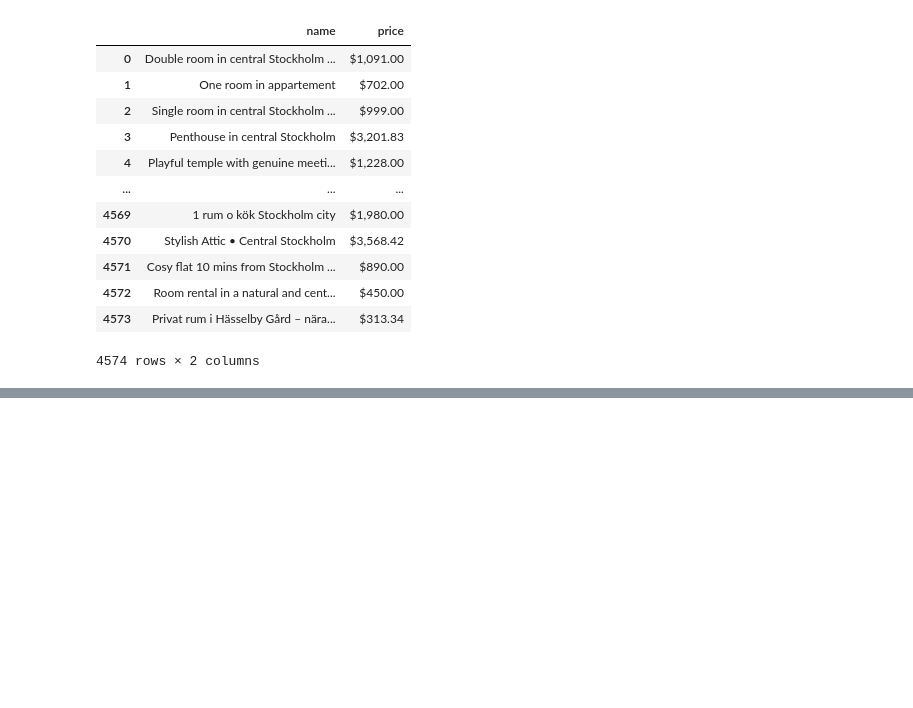
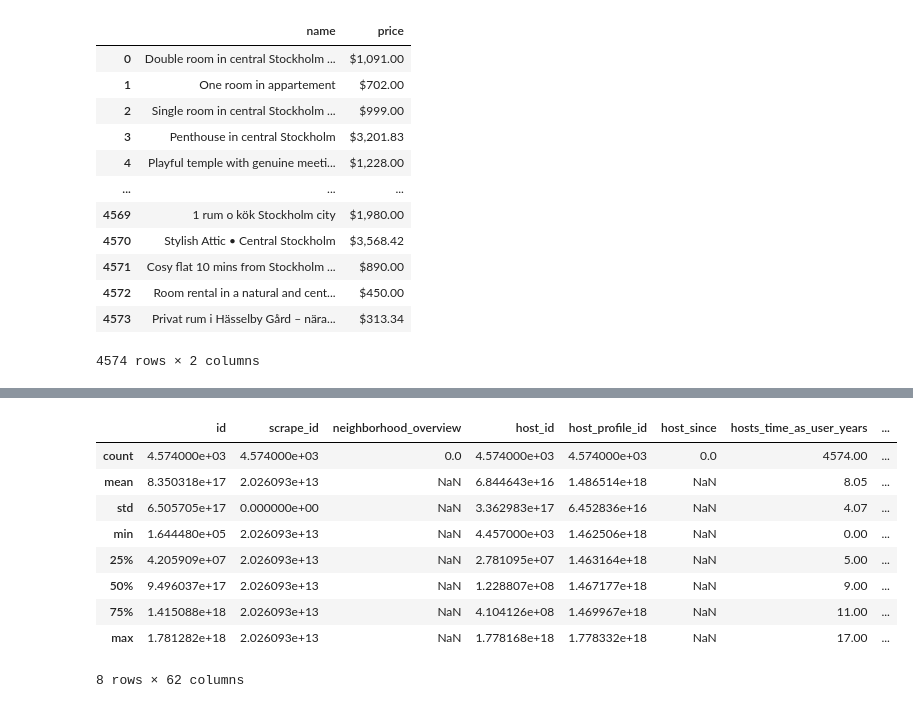
Before and after one commit to sven-0414/py-ai-lab, a Jupyter notebook: data_analysis/lab1.ipynb, the cells around one changed output, grey strips where cells are left out. Cells and saved outputs as stored; diff of their text form; code cells hidden in the pictures; blank space fills up the shorter version.

```diff
--- a/data_analysis/lab1.ipynb
+++ b/data_analysis/lab1.ipynb
@@ -104,0 +169,13 @@ listings[['name', 'price']]
+# %%
+listings.describe().round(2)
+# %% [output]
+|  | id | scrape_id | neighborhood_overview | host_id | host_profile_id | host_since | hosts_time_as_user_years | ... |
+| count | 4.574000e+03 | 4.574000e+03 | 0.0 | 4.574000e+03 | 4.574000e+03 | 0.0 | 4574.00 | ... |
+| mean | 8.350318e+17 | 2.026093e+13 | NaN | 6.844643e+16 | 1.486514e+18 | NaN | 8.05 | ... |
+| std | 6.505705e+17 | 0.000000e+00 | NaN | 3.362983e+17 | 6.452836e+16 | NaN | 4.07 | ... |
+| min | 1.644480e+05 | 2.026093e+13 | NaN | 4.457000e+03 | 1.462506e+18 | NaN | 0.00 | ... |
+| 25% | 4.205909e+07 | 2.026093e+13 | NaN | 2.781095e+07 | 1.463164e+18 | NaN | 5.00 | ... |
+| 50% | 9.496037e+17 | 2.026093e+13 | NaN | 1.228807e+08 | 1.467177e+18 | NaN | 9.00 | ... |
+| 75% | 1.415088e+18 | 2.026093e+13 | NaN | 4.104126e+08 | 1.469967e+18 | NaN | 11.00 | ... |
+| max | 1.781282e+18 | 2.026093e+13 | NaN | 1.778168e+18 | 1.778332e+18 | NaN | 17.00 | ... |
+8 rows × 62 columns
```
Also changed, not shown: parts of 7 cells of this notebook.
